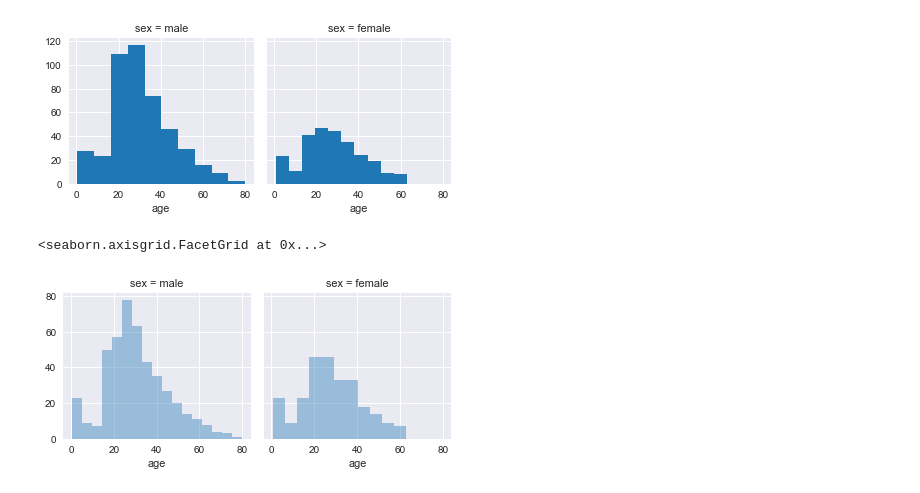
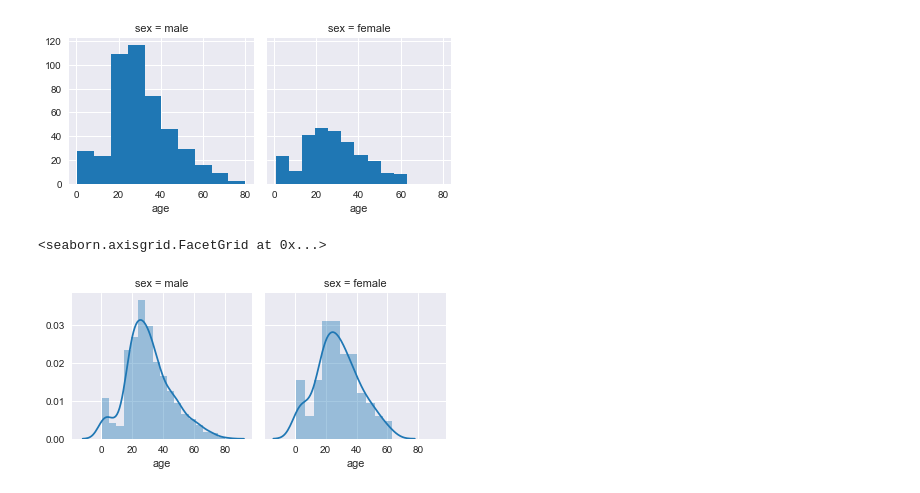
Before and after one commit to hyungwonkim/scratchpad, a Jupyter notebook: SeabornPractice.ipynb, the cells around one changed output. Drawn from its saved outputs; the diff is of its cells as text; code cells hidden in the pictures.

```diff
--- a/SeabornPractice.ipynb
+++ b/SeabornPractice.ipynb
@@ -270,7 +270,7 @@ g.map(plt.hist, 'age')
 [figure]
 # %%
 g = sns.FacetGrid(data=titanic, col='sex')
-g.map(sns.distplot, 'age', kde=False)
+g.map(sns.distplot, 'age')
 # %% [output]
 <seaborn.axisgrid.FacetGrid at 0x...>
-[figure, old version]
+[figure, new version]
```
